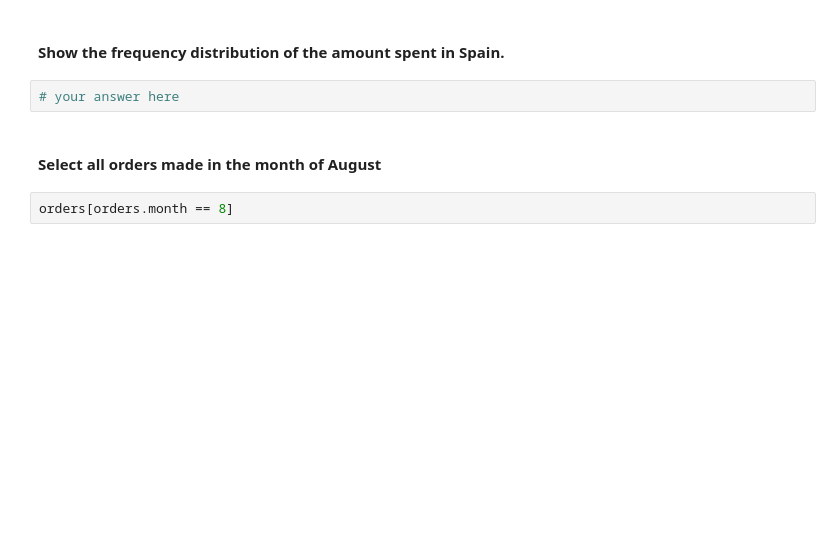
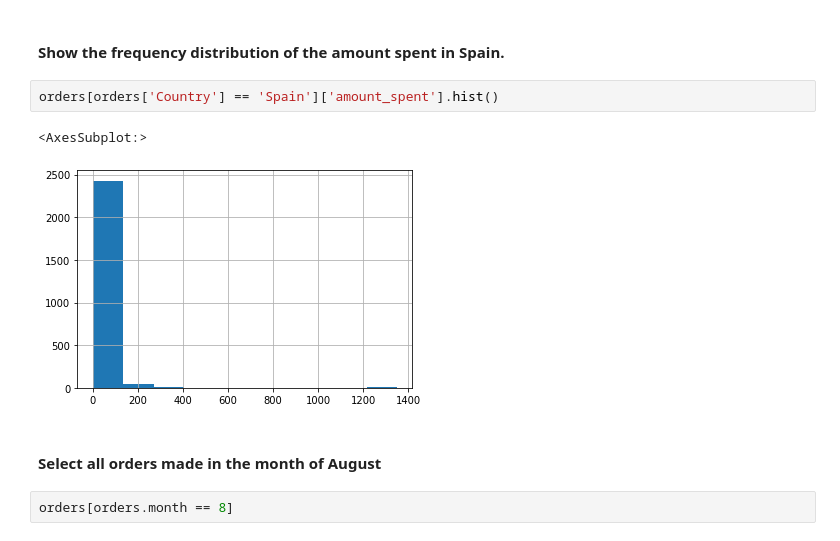
Before and after one commit to ironhack-bcn-data-june-2020/22-lab-subsetting-and-descriptive-stats, a Jupyter notebook: your-code/main.ipynb, the cells around one changed output. Drawn from its saved outputs; the diff is of its cells as text; blank space fills up the shorter version.

```diff
--- a/your-code/main.ipynb
+++ b/your-code/main.ipynb
@@ -501,7 +548,10 @@ orders[orders.Description == 'Bag']
 # %% [markdown]
 #### Show the frequency distribution of the amount spent in Spain.
-# %%
-# your answer here
+# %%
+orders[orders['Country'] == 'Spain']['amount_spent'].hist()
+# %% [output]
+<AxesSubplot:>
+[figure, added]
 # %% [markdown]
 #### Select all orders made in the month of August
 # %%
```
Also changed, not shown: parts of 24 cells of this notebook.
